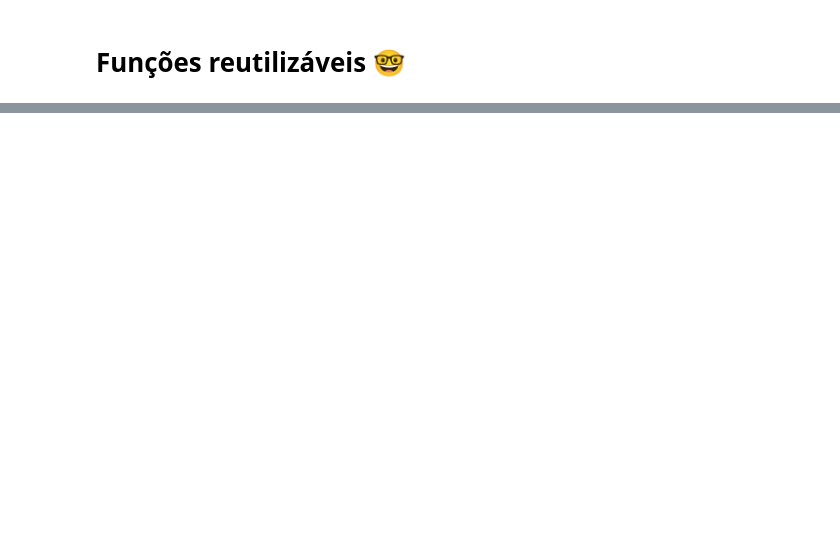
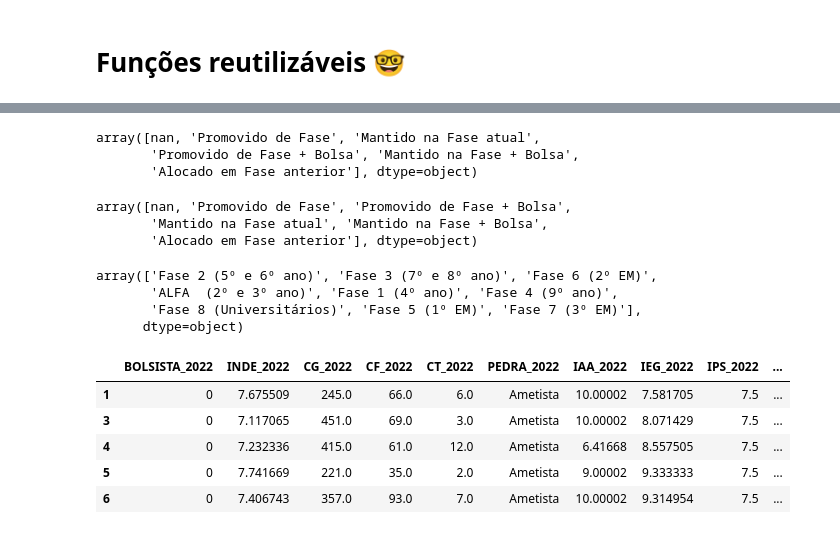
Before and after one commit to eugeniogdiniz/PosTechDataScience_Fiap, a Jupyter notebook: 05_Deep_Learning/TechChallenge/Script/notebook/DATATHON_PASSOS_MÁGICOS.ipynb, the cells around one changed output, grey strips where cells are left out. Drawn from its saved outputs; the diff is of its cells as text; code cells hidden in the pictures; blank space fills up the shorter version.

```diff
--- a/05_Deep_Learning/TechChallenge/Script/notebook/DATATHON_PASSOS_MÁGICOS.ipynb
+++ b/05_Deep_Learning/TechChallenge/Script/notebook/DATATHON_PASSOS_MÁGICOS.ipynb
@@ -205,0 +47,4 @@ df_2022.head()
+# %%
+passos_magicos_22 = filter_columns(df, ['2020', '2021'])
+passos_magicos_22 = cleaning_dataset(passos_magicos_22)
+passos_magicos_22.head()
@@ -205,0 +90,6 @@ df_2022.head()
+# %%
+#Ajustando colunas (transformando em dummy)
+
+passos_magicos_22['BOLSISTA_2022'] = passos_magicos_22['BOLSISTA_2022'].replace(['Sim', 'Não'], [1,0])
+passos_magicos_22['INDICADO_BOLSA_2022'] = passos_magicos_22['INDICADO_BOLSA_2022'].replace(['Sim', 'Não'], [1,0])
+passos_magicos_22['PONTO_VIRADA_2022'] = passos_magicos_22['PONTO_VIRADA_2022'].replace(['Sim', 'Não'], [1,0])
@@ -205,0 +138,33 @@ df_2022.head()
+# %%
+passos_magicos_22['REC_AVA_3_2022'].unique()
+# %% [output]
+array([nan, 'Promovido de Fase', 'Mantido na Fase atual',
+       'Promovido de Fase + Bolsa', 'Mantido na Fase + Bolsa',
+       'Alocado em Fase anterior'], dtype=object)
+# %%
+passos_magicos_22['REC_AVA_4_2022'].unique()
+# %% [output]
+array([nan, 'Promovido de Fase', 'Promovido de Fase + Bolsa',
+       'Mantido na Fase atual', 'Mantido na Fase + Bolsa',
+       'Alocado em Fase anterior'], dtype=object)
+# %%
+passos_magicos_22['NIVEL_IDEAL_2022'].unique()
+# %% [output]
+array(['Fase 2 (5º e 6º ano)', 'Fase 3 (7º e 8º ano)', 'Fase 6 (2º EM)',
+       'ALFA  (2º e 3º ano)', 'Fase 1 (4º ano)', 'Fase 4 (9º ano)',
+       'Fase 8 (Universitários)', 'Fase 5 (1º EM)', 'Fase 7 (3º EM)'],
+      dtype=object)
+# %%
+drop_columns = ['DESTAQUE_IEG_2022', 'DESTAQUE_IDA_2022', 'DESTAQUE_IPV_2022', 'REC_AVA_1_2022',
+                'REC_AVA_2_2022', 'REC_AVA_3_2022', 'REC_AVA_4_2022', 'NIVEL_IDEAL_2022', 'NOME', 'FASE_2022', 'TURMA_2022', 'ANO_INGRESSO_2022']
+# %%
+passos_magicos_22.drop(columns=drop_columns, inplace=True)
+# %%
+passos_magicos_22.head()
+# %% [output]
+|  | BOLSISTA_2022 | INDE_2022 | CG_2022 | CF_2022 | CT_2022 | PEDRA_2022 | IAA_2022 | IEG_2022 | IPS_2022 | ... |
+| 1 | 0 | 7.675509 | 245.0 | 66.0 | 6.0 | Ametista | 10.00002 | 7.581705 | 7.5 | ... |
+| 3 | 0 | 7.117065 | 451.0 | 69.0 | 3.0 | Ametista | 10.00002 | 8.071429 | 7.5 | ... |
+| 4 | 0 | 7.232336 | 415.0 | 61.0 | 12.0 | Ametista | 6.41668 | 8.557505 | 7.5 | ... |
+| 5 | 0 | 7.741669 | 221.0 | 35.0 | 2.0 | Ametista | 9.00002 | 9.333333 | 7.5 | ... |
+| 6 | 0 | 7.406743 | 357.0 | 93.0 | 7.0 | Ametista | 10.00002 | 9.314954 | 7.5 | ... |
```
Also changed, not shown: parts of 41 cells of this notebook, 2 other files.
